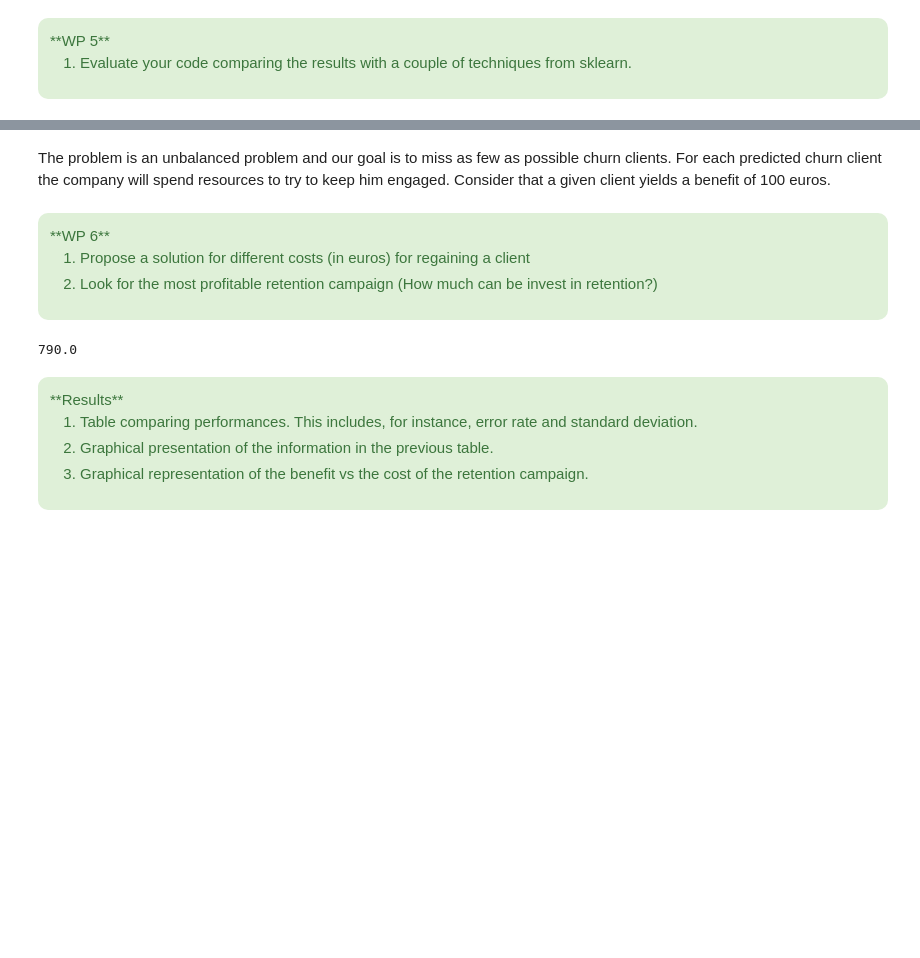
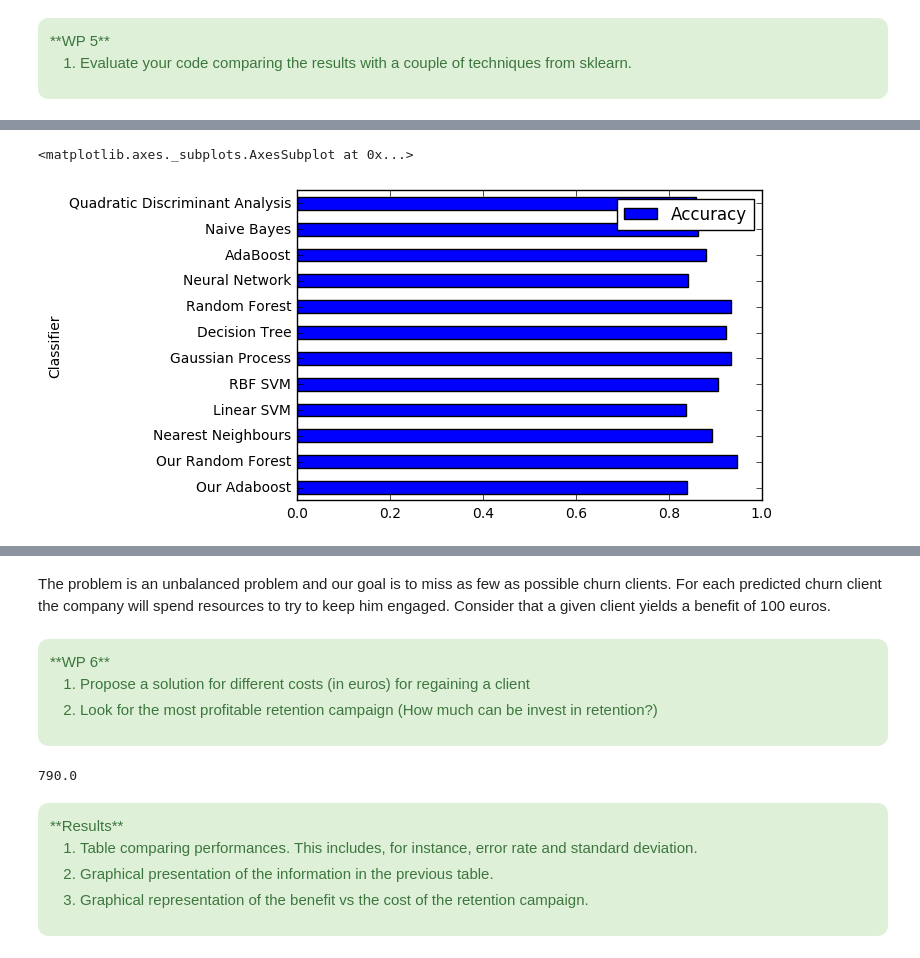
Before and after one commit to emasa/IML, a Jupyter notebook: supervised_exercise_4_merged.ipynb, the cells around one changed output, grey strips where cells are left out. Saved outputs shown, nothing was run; the diff lists cells and outputs as text; code cells hidden in the pictures; blank space fills up the shorter version.

```diff
--- a/supervised_exercise_4_merged.ipynb
+++ b/supervised_exercise_4_merged.ipynb
@@ -217,8 +236,8 @@ classifiers = [
     (SVC(kernel="linear", C=0.025), "Linear SVM"),
     (SVC(gamma=2, C=1), "RBF SVM"),
     (GaussianProcessClassifier(1.0 * RBF(1.0), warm_start=True), "Gaussian Process"),
-    (DecisionTreeClassifier(max_depth=5), "Decision Tree"),
-    (RandomForestClassifier(max_depth=5, n_estimators=10, max_features=1), "Random Forest"),
+    (DecisionTreeClassifier(criterion='entropy'), "Decision Tree"),
+    (RandomForestClassifier(n_estimators=10, criterion='entropy'), "Random Forest"),
     (MLPClassifier(alpha=1), "Neural Network"),
     (AdaBoostClassifier(), "AdaBoost"),
     (GaussianNB(), "Naive Bayes"),
@@ -228,7 +247,7 @@ classifiers = [
 print "Scores of sklearn techniques:\n"
 for csf in classifiers:
     csf[0].fit(X_train,y_train)
-    print csf[1] + ": " + str(csf[0].score(X_test,y_test))
+    print '{}: {:.3f}'.format(csf[1], csf[0].score(X_test, y_test))
 # %% [output]
 Scores of sklearn techniques:
 
@@ -441,6 +460,8 @@ class MyDecisionTreeClassifier(sklearn.base.BaseEstimator):
         # TODO: when boostrap is false, should data be shuffled?
         if self.boostrap:
             sample = self._subsample(dataset)
+        else:
+            sample = dataset
 
         self._tree = self._build_internal(sample)
 
@@ -596,11 +617,11 @@ def print_stats(predictions):
     print "Precision: ", 1. * TP / (TP + FP)
     print "Recall: ", 1. * TP / (TP + FN)
 
-
 #testing adaboost
 print('ADABOOST')
-ada = myAdaboostClassifier(5).fit(X_train,y_train)
-print_stats(ada.predict(X_test))
+ada = myAdaboostClassifier(50).fit(X_train,y_train)
+ada_predictions = ada.predict(X_test)
+print_stats(ada_predictions)
 
 print("\n\n")
 
@@ -654,0 +658,12 @@ TODO
+# %%
+from sklearn.metrics import accuracy_score, recall_score, precision_score
+
+csf_stats = []
+csf_stats.append(['Our Adaboost', accuracy_score(y_test, ada_predictions), recall_score(y_test, ada_predictions), precision_score(y_test, ada_predictions)])
+csf_stats.append(['Our Random Forest', accuracy_score(y_test, predictions), recall_score(y_test, predictions), precision_score(y_test, predictions)])
+
+for csf in classifiers:
+    preds = csf[0].predict(X_test)
+    csf_stats.append([csf[1], accuracy_score(y_test, preds), recall_score(y_test, preds), precision_score(y_test, preds)])
+
+csf_stats = pd.DataFrame(csf_stats, columns=["Classifier", "Accuracy", "Recall", "Precision"])
@@ -654,0 +686,5 @@ TODO
+# %%
+csf_stats.plot(x='Classifier', y='Accuracy', kind='barh')
+# %% [output]
+<matplotlib.axes._subplots.AxesSubplot at 0x...>
+[figure, added]
```
Also changed, not shown: parts of 9 cells of this notebook.
